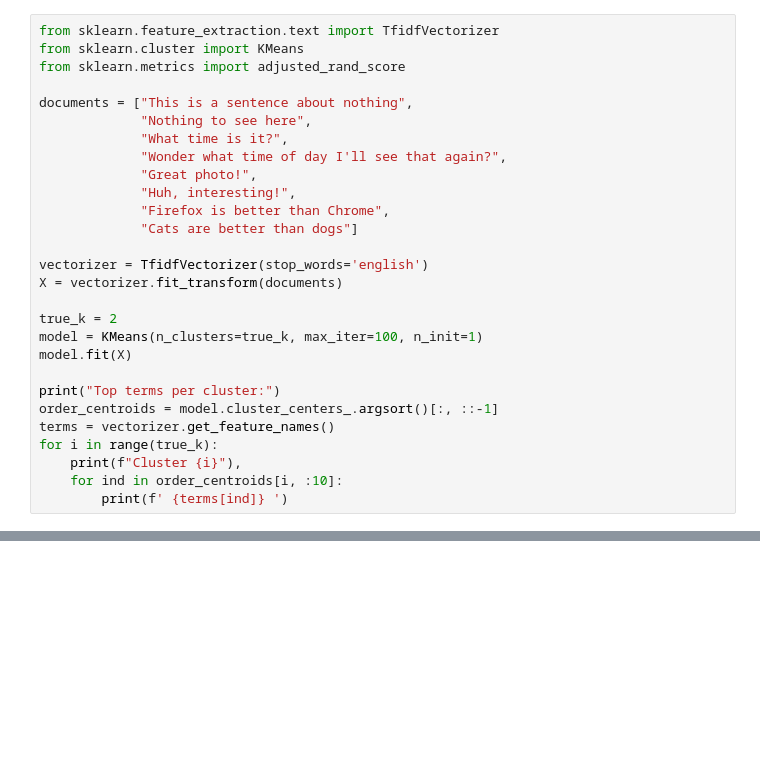
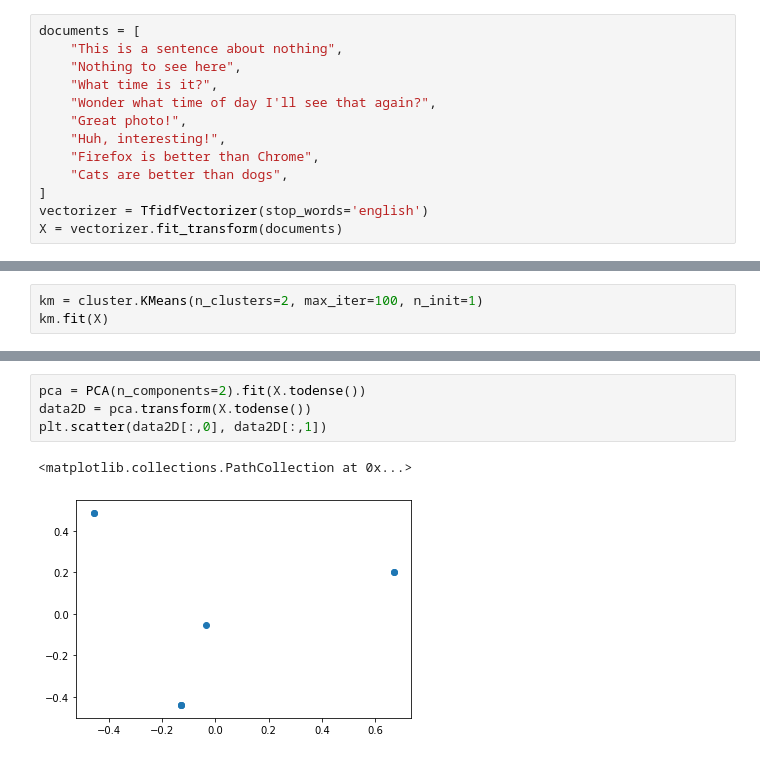
Before and after one commit to dancrew32/kmeans, a Jupyter notebook: top_terms_per_cluster.ipynb, the cells around one changed output, grey strips where cells are left out. Cells and saved outputs as stored; diff of their text form; blank space fills up the shorter version.

```diff
--- a/top_terms_per_cluster.ipynb
+++ b/top_terms_per_cluster.ipynb
@@ -1,28 +10,13 @@
 # %%
-from sklearn.feature_extraction.text import TfidfVectorizer
-from sklearn.cluster import KMeans
-from sklearn.metrics import adjusted_rand_score
-
-documents = ["This is a sentence about nothing",
-             "Nothing to see here",
-             "What time is it?",
-             "Wonder what time of day I'll see that again?",
-             "Great photo!",
-             "Huh, interesting!",
-             "Firefox is better than Chrome",
-             "Cats are better than dogs"]
-
+documents = [
+    "This is a sentence about nothing",
+    "Nothing to see here",
+    "What time is it?",
+    "Wonder what time of day I'll see that again?",
+    "Great photo!",
+    "Huh, interesting!",
+    "Firefox is better than Chrome",
+    "Cats are better than dogs",
+]
 vectorizer = TfidfVectorizer(stop_words='english')
 X = vectorizer.fit_transform(documents)
-
-true_k = 2
-model = KMeans(n_clusters=true_k, max_iter=100, n_init=1)
-model.fit(X)
-
-print("Top terms per cluster:")
-order_centroids = model.cluster_centers_.argsort()[:, ::-1]
-terms = vectorizer.get_feature_names()
-for i in range(true_k):
-    print(f"Cluster {i}"),
-    for ind in order_centroids[i, :10]:
-        print(f' {terms[ind]} ')
@@ -46,0 +23,3 @@ Cluster 0
+# %%
+km = cluster.KMeans(n_clusters=2, max_iter=100, n_init=1)
+km.fit(X)
@@ -46,0 +44,7 @@ Cluster 0
+# %%
+pca = PCA(n_components=2).fit(X.todense())
+data2D = pca.transform(X.todense())
+plt.scatter(data2D[:,0], data2D[:,1])
+# %% [output]
+<matplotlib.collections.PathCollection at 0x...>
+[figure, added]
```
Also changed, not shown: parts of 8 cells of this notebook, 2 other files.
